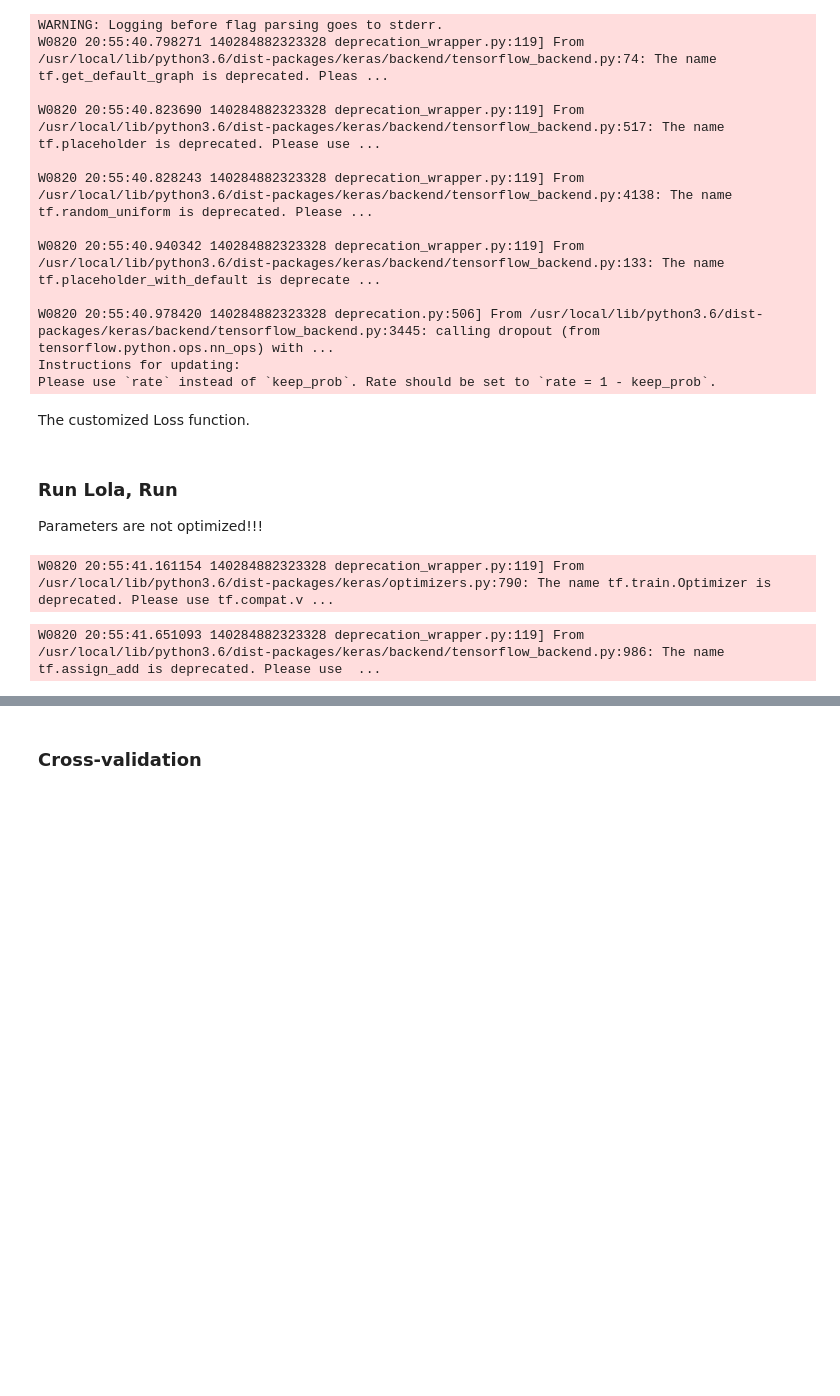
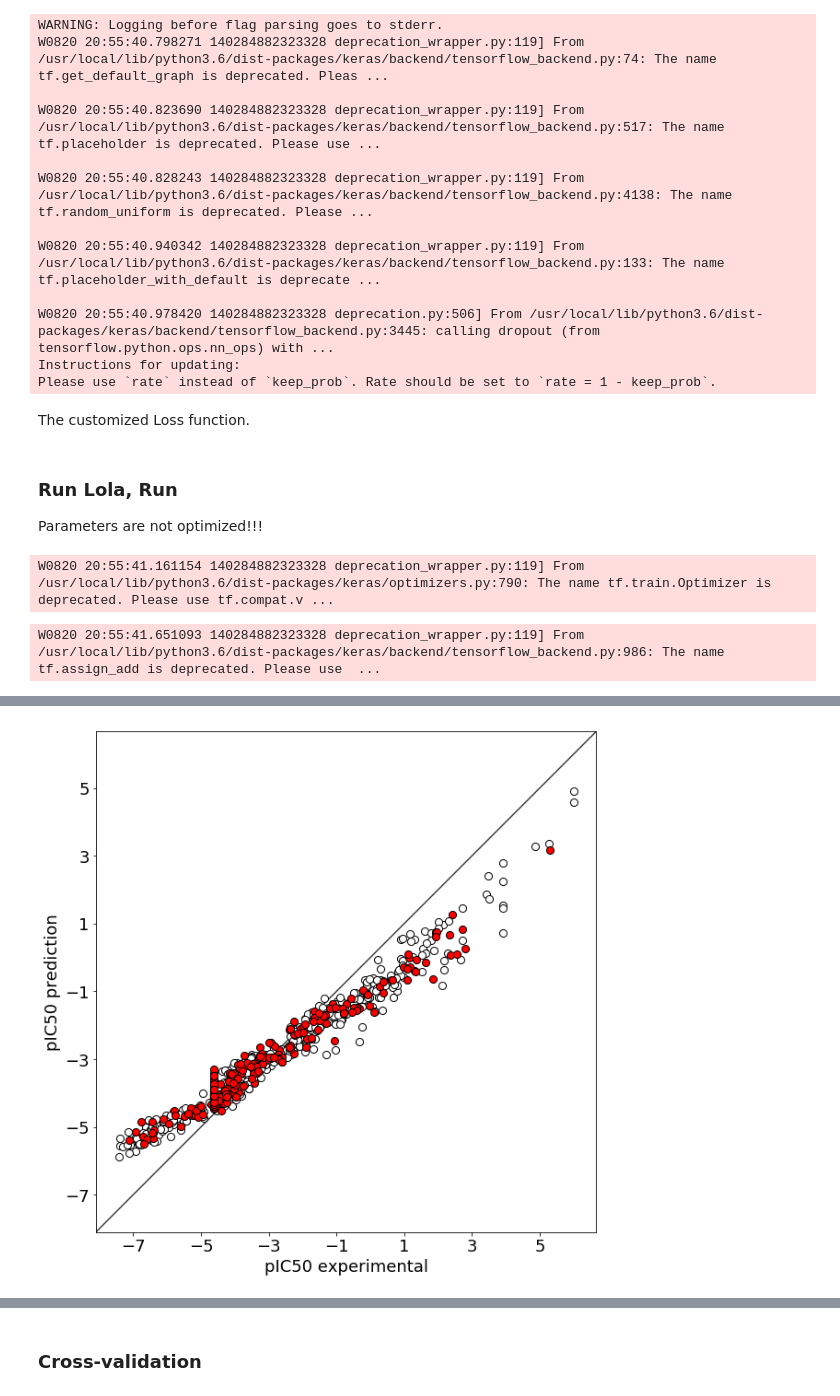
Before and after one commit to alejogiley/Novartis-Hackaton-7, a Jupyter notebook: Notebooks/Lee_NN.ipynb, the cells around one changed output, grey strips where cells are left out. Cells and saved outputs as stored; diff of their text form; code cells hidden in the pictures; blank space fills up the shorter version.

```diff
--- a/Notebooks/Lee_NN.ipynb
+++ b/Notebooks/Lee_NN.ipynb
@@ -147,6 +147,14 @@ W0820 20:55:40.940342 140284882323328 deprecation_wrapper.py:119] From /usr/loca
 W0820 20:55:40.978420 140284882323328 deprecation.py:506] From /usr/local/lib/python3.6/dist-packages/keras/backend/tensorflow_backend.py:3445: calling dropout (from tensorflow.python.ops.nn_ops) with ...
 Instructions for updating:
 Please use `rate` instead of `keep_prob`. Rate should be set to `rate = 1 - keep_prob`.
+# %%
+# Start neural network
+shallow = Sequential()
+
+# Add fully connected layer with a ReLU activation function
+shallow.add(Dense(units=1, input_shape=(number_of_features, )))
+shallow.add(BatchNormalization())
+shallow.add(Activation("linear"))
 # %% [markdown]
 The customized Loss function.
 # %%
@@ -167,6 +175,11 @@ Parameters are not optimized!!!
 network.compile(loss=custom_loss,                     # Custom loss function
                 optimizer=Adam(lr=1e-2, decay=1e-4),  # Adam optimizer
                 metrics=['mse'])                      # Accuracy performance metric
+
+# Compile shallow linear regression
+shallow.compile(loss=custom_loss,                     # Custom loss function
+                optimizer=Adam(lr=1e-2, decay=1e-4),  # Adam optimizer
+                metrics=['mse'])                      # Accuracy performance metric
 # %% [output]
 W0820 20:55:41.161154 140284882323328 deprecation_wrapper.py:119] From /usr/local/lib/python3.6/dist-packages/keras/optimizers.py:790: The name tf.train.Optimizer is deprecated. Please use tf.compat.v ...
 # %%
@@ -177,6 +190,13 @@ history = network.fit(x_train,                          # Features
                       verbose=0,                        # No output
                       batch_size=50,                    # Number of observations per batch
                       validation_data=(x_test, y_test)) # Data for evaluation
+
+# Train neural network
+historia = shallow.fit(x_train,                          # Features
+                       y_train,                          # Target
+                       epochs=3000,                      # Number of epochs
+                       verbose=0,                        # No output
+                       validation_data=(x_test, y_test)) # Data for evaluation
 # %% [output]
 W0820 20:55:41.651093 140284882323328 deprecation_wrapper.py:119] From /usr/local/lib/python3.6/dist-packages/keras/backend/tensorflow_backend.py:986: The name tf.assign_add is deprecated. Please use  ...
 # %%
@@ -203,37 +225,43 @@ fig, ax = plt.subplots()
 
 c = 'white'
 ax.scatter(y_train, network.predict(x_train),
+           s=65, c=c, zorder=10, edgecolors='k')
+
+c = 'blue'
+ax.scatter(y_train, shallow.predict(x_train),
            s=65, c=c, zorder=10, edgecolors='k')
 
 #c = y_test.astype(int)
 ax.scatter(y_test, network.predict(x_test),
            s=65, c='red', cmap=plt.cm.coolwarm,
            zorder=10, edgecolors='k')
 
 ax.set_xlabel("pIC50 experimental", fontsize=18)
 ax.set_ylabel("pIC50 prediction",   fontsize=18)
 
 lims = [
     np.min([ax.get_xlim(), ax.get_ylim()]),  # min of both axes
     np.max([ax.get_xlim(), ax.get_ylim()]),  # max of both axes
 ]
 
 # now plot both limits against eachother
 ax.plot(lims, lims, 'k-', alpha=0.75, zorder=0)
 ax.set_aspect('equal')
 ax.set_xlim(lims)
 ax.set_ylim(lims)
 
 # integer limits
 ilims = [int(x+0.5) for x in lims]
 ax.set_xticks(np.arange(*ilims,2))
 ax.set_yticks(np.arange(*ilims,2))
 
 # We change the fontsize of minor ticks label
 ax.tick_params(axis='both', which='major', labelsize=18)
 ax.tick_params(axis='both', which='major', labelsize=18)
 
 plt.show()
+# %% [output]
+[figure, added]
 # %%
 from scipy.stats import linregress, kendalltau
 
```
Also changed, not shown: parts of 3 cells of this notebook.
